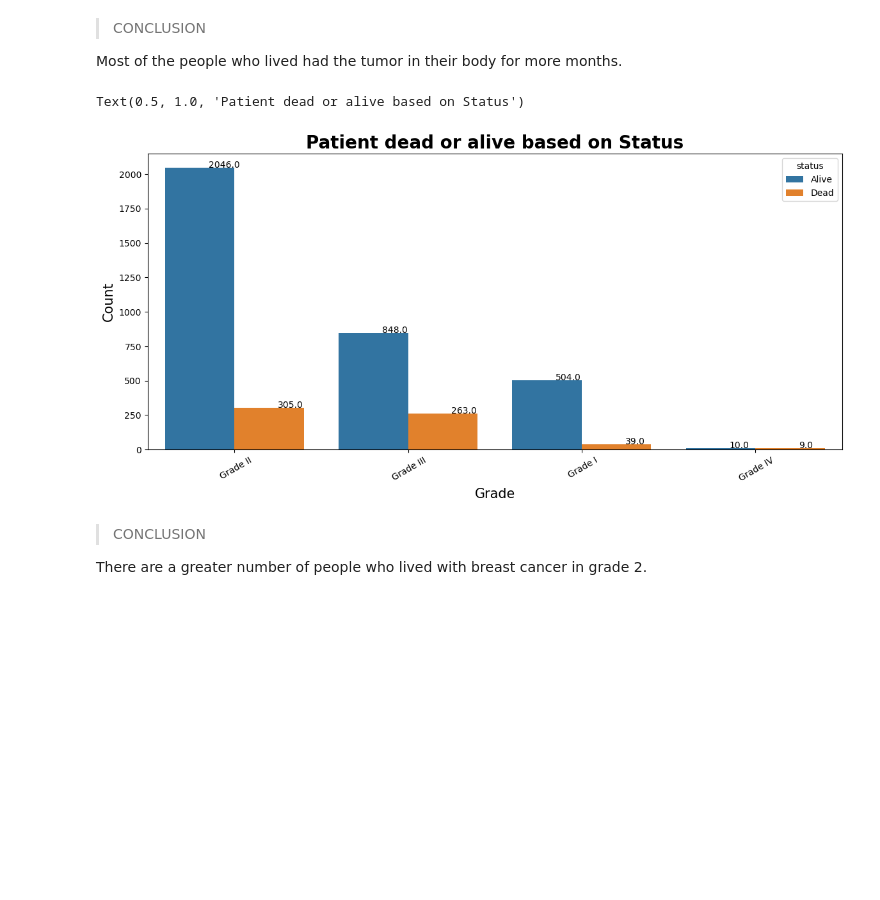
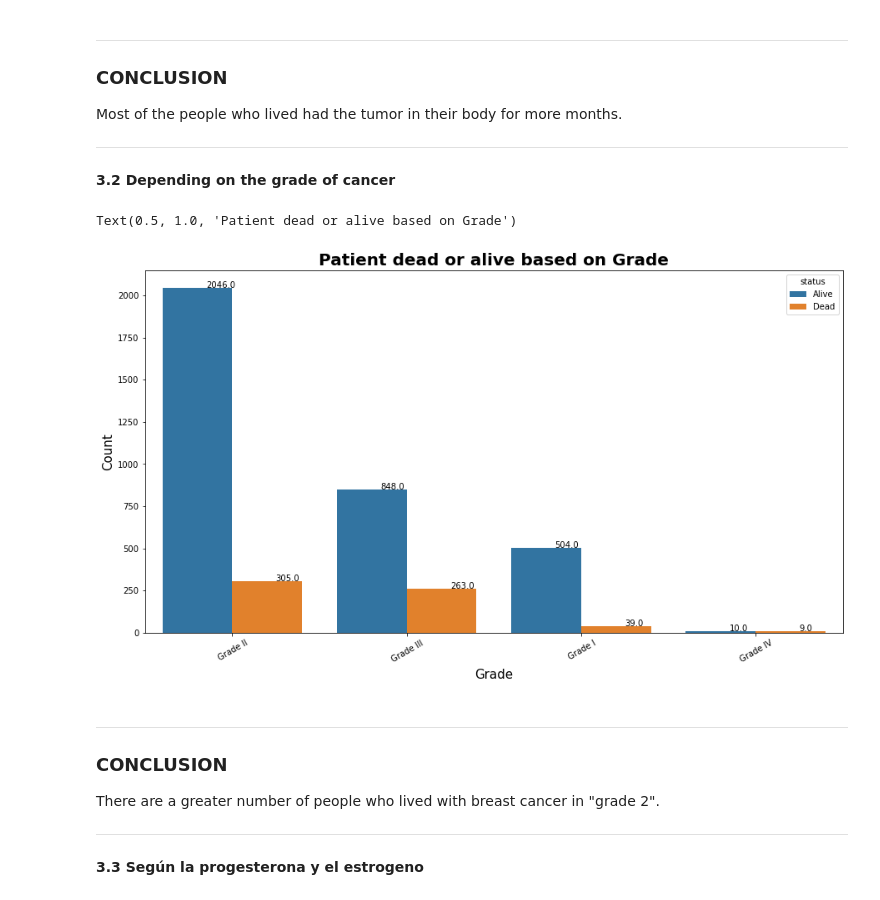
Before and after one commit to AniValle/Pandas_statistics_pt2, a Jupyter notebook: 3-Ani_Valle.ipynb, the cells around one changed output. Saved outputs shown, nothing was run; the diff lists cells and outputs as text; code cells hidden in the pictures; blank space fills up the shorter version.

```diff
--- a/3-Ani_Valle.ipynb
+++ b/3-Ani_Valle.ipynb
@@ -103,23 +110,35 @@ ax = sns.countplot(data['survival_months'], hue=data['status'])
 # %% [markdown]
->CONCLUSION
+---
+
+### CONCLUSION
 
 Most of the people who lived had the tumor in their body for more months.
+
+---
+# %% [markdown]
+__3.2 Depending on the grade of cancer__
 # %%
-plt.figure(figsize=(14,6))
+plt.figure(figsize=(15,8))
 ax =sns.countplot(data=data, x="grade", hue="status")
 
 for p in ax.patches:
    ax.annotate('{:.1f}'.format(p.get_height()), (p.get_x()+0.25, p.get_height()+0.01))
+
 plt.xticks(rotation = 30)
 plt.xlabel("Grade",fontdict={'fontsize': 15})
 plt.ylabel("Count",fontdict={'fontsize': 15})
-plt.title("Patient dead or alive based on Status",fontdict={'fontsize': 20},
-          fontweight="bold")
+plt.title("Patient dead or alive based on Grade",fontdict={'fontsize': 20}, fontweight="bold")
 # %% [output]
-Text(0.5, 1.0, 'Patient dead or alive based on Status')
+Text(0.5, 1.0, 'Patient dead or alive based on Grade')
-[figure, old version]
+[figure, new version]
 # %% [markdown]
->CONCLUSION
+---
 
-There are a greater number of people who lived with breast cancer in grade 2.
+### CONCLUSION
+
+There are a greater number of people who lived with breast cancer in "grade 2".
+
+---
+# %% [markdown]
+__3.3 Según la progesterona y el estrogeno__
 # %%
```
Also changed, not shown: parts of 17 cells of this notebook.
